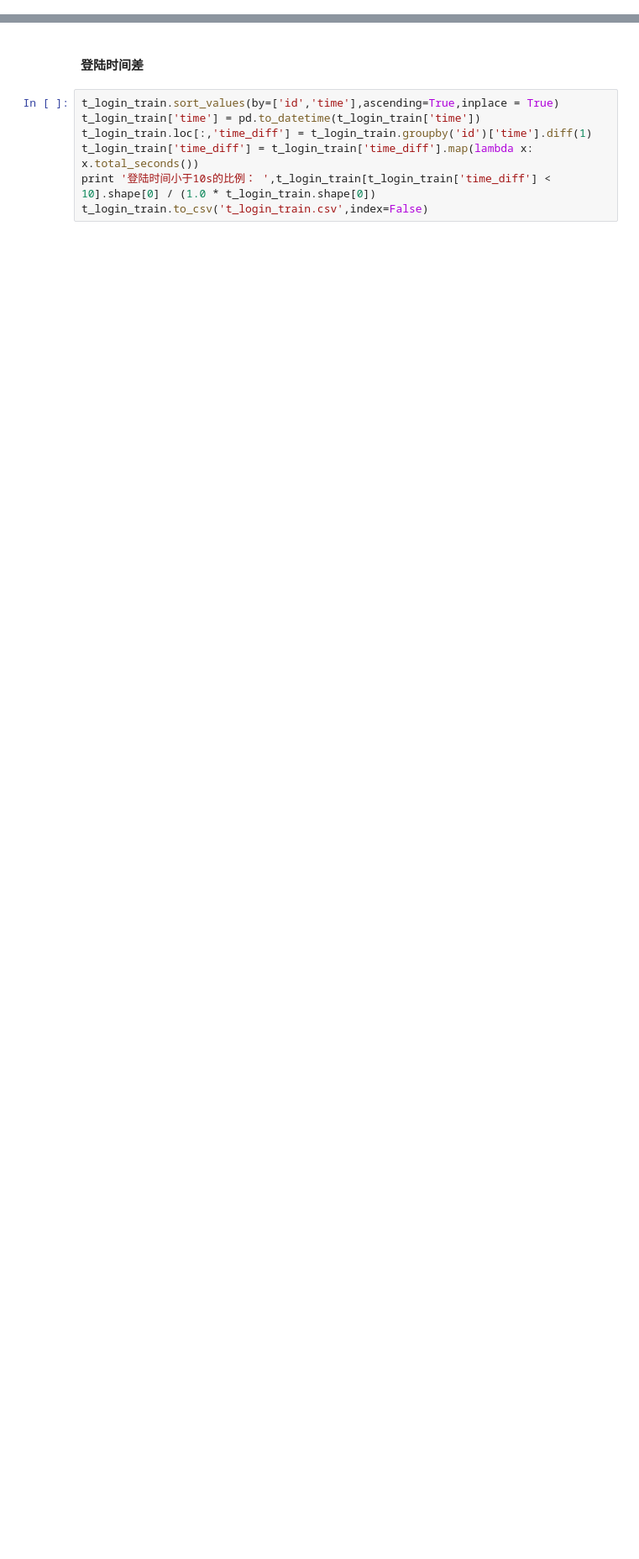
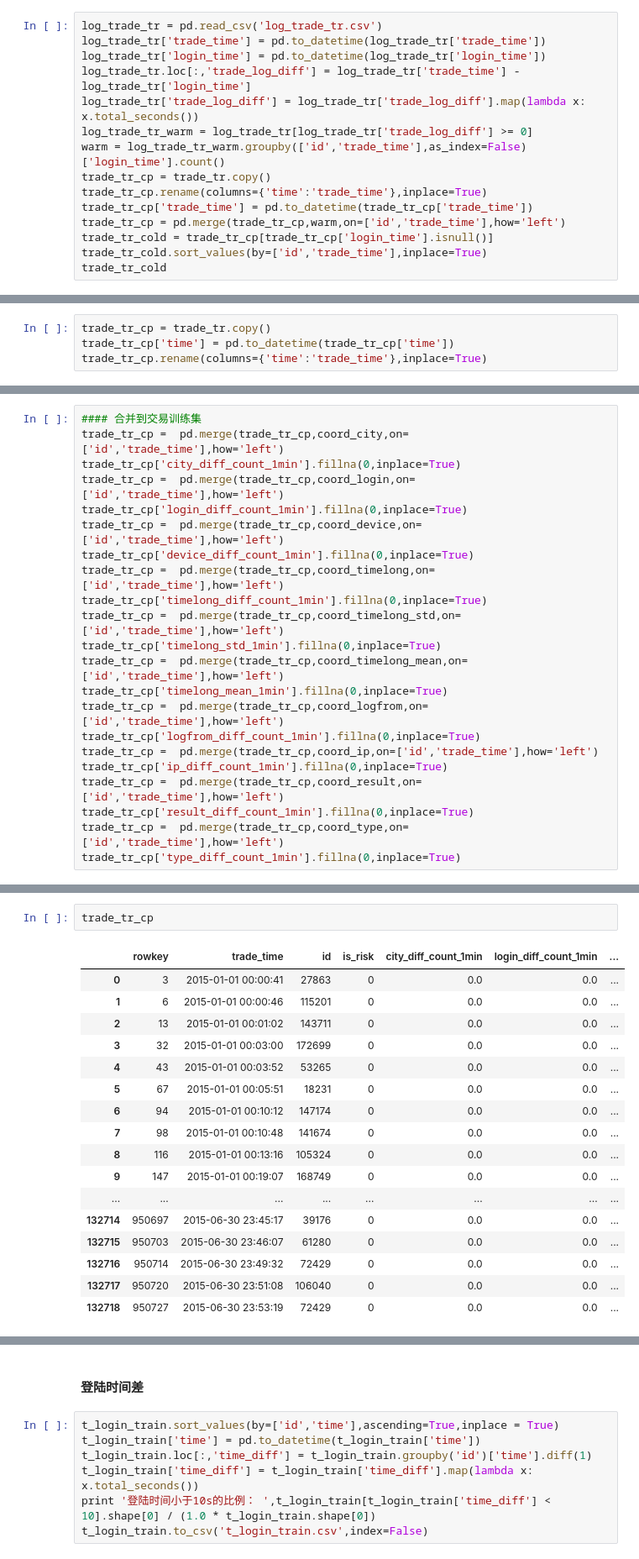
Before and after one commit to dereksjtu/MachineLearning_Matches, a Jupyter notebook: JDD/code/EDA_JDD.ipynb, the cells around one changed output, grey strips where cells are left out. Shown at 84% size. Drawn from its saved outputs; the diff is of its cells as text; blank space fills up the shorter version.

```diff
--- a/JDD/code/EDA_JDD.ipynb
+++ b/JDD/code/EDA_JDD.ipynb
@@ -117,0 +142,15 @@ t_trade_test
+# %%
+log_trade_tr = pd.read_csv('log_trade_tr.csv')
+log_trade_tr['trade_time'] = pd.to_datetime(log_trade_tr['trade_time'])
+log_trade_tr['login_time'] = pd.to_datetime(log_trade_tr['login_time'])
+log_trade_tr.loc[:,'trade_log_diff'] = log_trade_tr['trade_time'] - log_trade_tr['login_time']
+log_trade_tr['trade_log_diff'] = log_trade_tr['trade_log_diff'].map(lambda x: x.total_seconds())
+log_trade_tr_warm = log_trade_tr[log_trade_tr['trade_log_diff'] >= 0]
+warm = log_trade_tr_warm.groupby(['id','trade_time'],as_index=False)['login_time'].count()
+trade_tr_cp = trade_tr.copy()
+trade_tr_cp.rename(columns={'time':'trade_time'},inplace=True)
+trade_tr_cp['trade_time'] = pd.to_datetime(trade_tr_cp['trade_time'])
+trade_tr_cp = pd.merge(trade_tr_cp,warm,on=['id','trade_time'],how='left')
+trade_tr_cold = trade_tr_cp[trade_tr_cp['login_time'].isnull()]
+trade_tr_cold.sort_values(by=['id','trade_time'],inplace=True)
+trade_tr_cold
@@ -117,0 +233,4 @@ t_trade_test
+# %%
+trade_tr_cp = trade_tr.copy()
+trade_tr_cp['time'] = pd.to_datetime(trade_tr_cp['time'])
+trade_tr_cp.rename(columns={'time':'trade_time'},inplace=True)
@@ -117,0 +267,22 @@ t_trade_test
+# %%
+#### 合并到交易训练集
+trade_tr_cp =  pd.merge(trade_tr_cp,coord_city,on=['id','trade_time'],how='left')
+trade_tr_cp['city_diff_count_1min'].fillna(0,inplace=True)
+trade_tr_cp =  pd.merge(trade_tr_cp,coord_login,on=['id','trade_time'],how='left')
+trade_tr_cp['login_diff_count_1min'].fillna(0,inplace=True)
+trade_tr_cp =  pd.merge(trade_tr_cp,coord_device,on=['id','trade_time'],how='left')
+trade_tr_cp['device_diff_count_1min'].fillna(0,inplace=True)
+trade_tr_cp =  pd.merge(trade_tr_cp,coord_timelong,on=['id','trade_time'],how='left')
+trade_tr_cp['timelong_diff_count_1min'].fillna(0,inplace=True)
+trade_tr_cp =  pd.merge(trade_tr_cp,coord_timelong_std,on=['id','trade_time'],how='left')
+trade_tr_cp['timelong_std_1min'].fillna(0,inplace=True)
+trade_tr_cp =  pd.merge(trade_tr_cp,coord_timelong_mean,on=['id','trade_time'],how='left')
+trade_tr_cp['timelong_mean_1min'].fillna(0,inplace=True)
+trade_tr_cp =  pd.merge(trade_tr_cp,coord_logfrom,on=['id','trade_time'],how='left')
+trade_tr_cp['logfrom_diff_count_1min'].fillna(0,inplace=True)
+trade_tr_cp =  pd.merge(trade_tr_cp,coord_ip,on=['id','trade_time'],how='left')
+trade_tr_cp['ip_diff_count_1min'].fillna(0,inplace=True)
+trade_tr_cp =  pd.merge(trade_tr_cp,coord_result,on=['id','trade_time'],how='left')
+trade_tr_cp['result_diff_count_1min'].fillna(0,inplace=True)
+trade_tr_cp =  pd.merge(trade_tr_cp,coord_type,on=['id','trade_time'],how='left')
+trade_tr_cp['type_diff_count_1min'].fillna(0,inplace=True)
@@ -117,0 +709,20 @@ t_trade_test
+# %%
+trade_tr_cp
+# %% [output]
+|  | rowkey | trade_time | id | is_risk | city_diff_count_1min | login_diff_count_1min | ... |
+| 0 | 3 | 2015-01-01 00:00:41 | 27863 | 0 | 0.0 | 0.0 | ... |
+| 1 | 6 | 2015-01-01 00:00:46 | 115201 | 0 | 0.0 | 0.0 | ... |
+| 2 | 13 | 2015-01-01 00:01:02 | 143711 | 0 | 0.0 | 0.0 | ... |
+| 3 | 32 | 2015-01-01 00:03:00 | 172699 | 0 | 0.0 | 0.0 | ... |
+| 4 | 43 | 2015-01-01 00:03:52 | 53265 | 0 | 0.0 | 0.0 | ... |
+| 5 | 67 | 2015-01-01 00:05:51 | 18231 | 0 | 0.0 | 0.0 | ... |
+| 6 | 94 | 2015-01-01 00:10:12 | 147174 | 0 | 0.0 | 0.0 | ... |
+| 7 | 98 | 2015-01-01 00:10:48 | 141674 | 0 | 0.0 | 0.0 | ... |
+| 8 | 116 | 2015-01-01 00:13:16 | 105324 | 0 | 0.0 | 0.0 | ... |
+| 9 | 147 | 2015-01-01 00:19:07 | 168749 | 0 | 0.0 | 0.0 | ... |
+| ... | ... | ... | ... | ... | ... | ... | ... |
+| 132714 | 950697 | 2015-06-30 23:45:17 | 39176 | 0 | 0.0 | 0.0 | ... |
+| 132715 | 950703 | 2015-06-30 23:46:07 | 61280 | 0 | 0.0 | 0.0 | ... |
+| 132716 | 950714 | 2015-06-30 23:49:32 | 72429 | 0 | 0.0 | 0.0 | ... |
+| 132717 | 950720 | 2015-06-30 23:51:08 | 106040 | 0 | 0.0 | 0.0 | ... |
+| 132718 | 950727 | 2015-06-30 23:53:19 | 72429 | 0 | 0.0 | 0.0 | ... |
```
Also changed, not shown: parts of 41 cells of this notebook, 7 other files.
